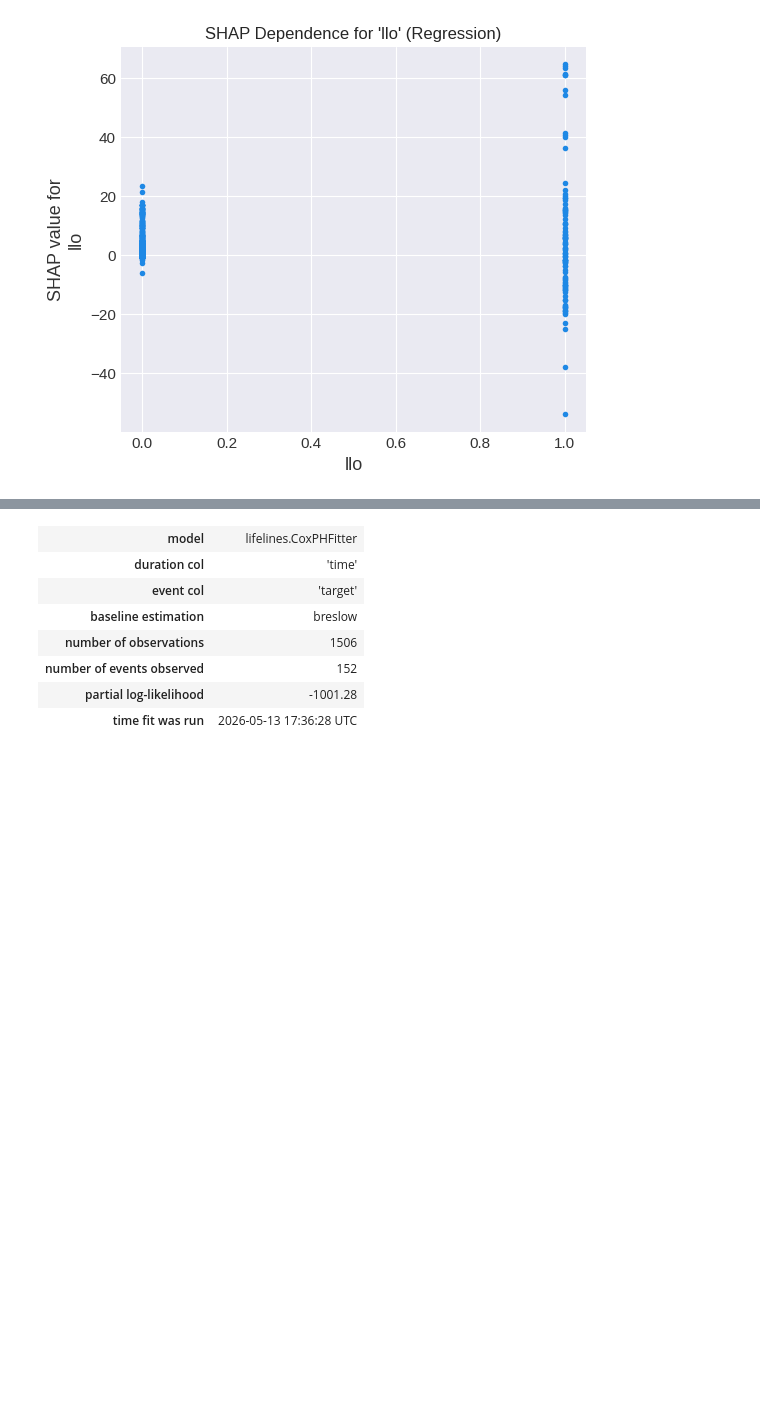
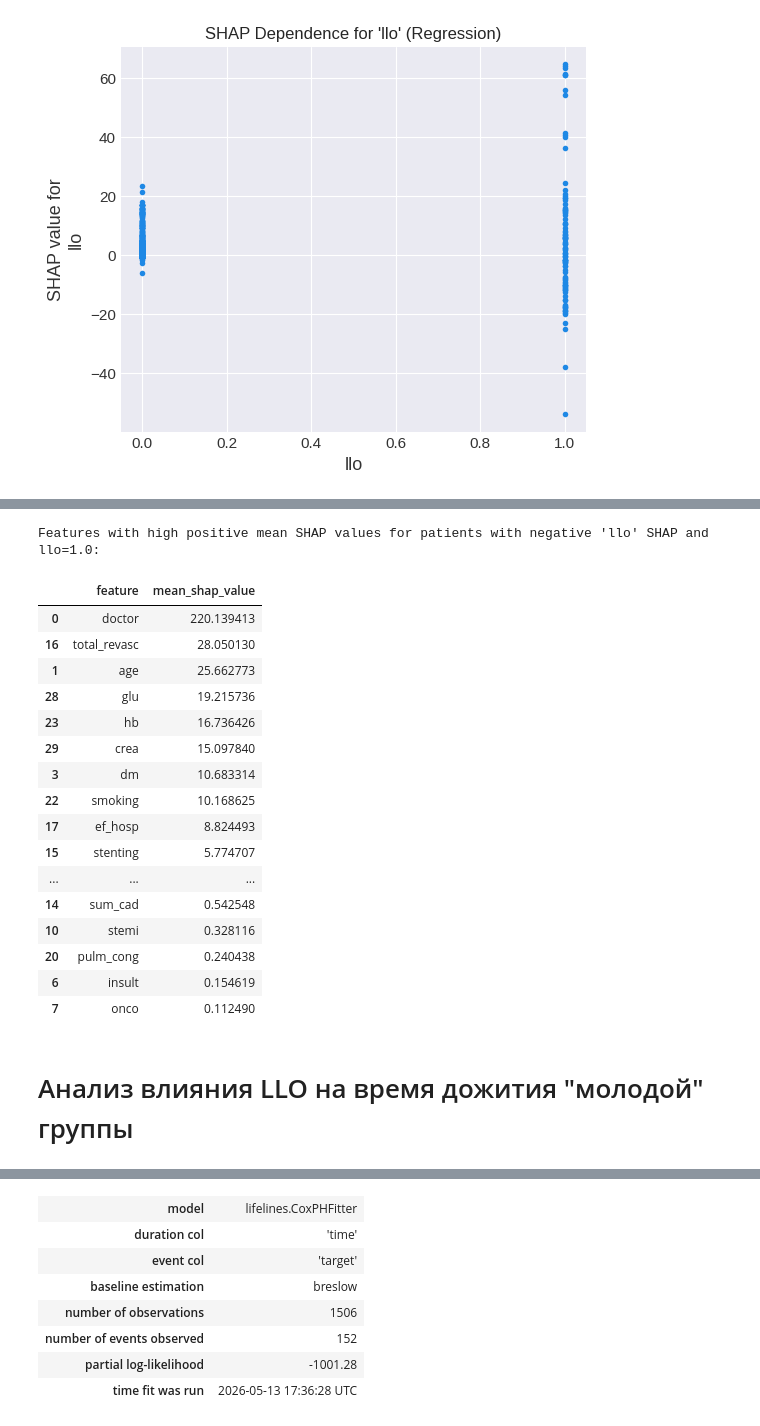
Before and after one commit to D2718281828nis/BioMedAI-Heart-Desease-LifeTime-Forecast, a Jupyter notebook: Analyse_LLO_feature_importance.ipynb, the cells around one changed output, grey strips where cells are left out. Saved outputs shown, nothing was run; the diff lists cells and outputs as text; code cells hidden in the pictures; blank space fills up the shorter version.

```diff
--- a/Analyse_LLO_feature_importance.ipynb
+++ b/Analyse_LLO_feature_importance.ipynb
@@ -598,0 +670,42 @@ SHAP Interaction Plot for 'llo' and 'age':
+# %%
+# Get SHAP values for the target patients across all features
+target_patients_all_shap = shap_values[target_patients_mask, :]
+
+# Calculate the mean SHAP value for each feature for these patients
+mean_shap_per_feature = np.mean(target_patients_all_shap, axis=0)
+
+# Create a DataFrame for better readability
+mean_shap_df = pd.DataFrame({
+    'feature': X_test.columns,
+    'mean_shap_value': mean_shap_per_feature
+})
+
+# Filter for features with high positive mean SHAP values (excluding 'llo' itself)
+high_positive_shap_features = mean_shap_df[
+    (mean_shap_df['mean_shap_value'] > 0) &
+    (mean_shap_df['feature'] != 'llo')
+].sort_values(by='mean_shap_value', ascending=False)
+
+print("\nFeatures with high positive mean SHAP values for patients with negative 'llo' SHAP and llo=1.0:")
+display(high_positive_shap_features)
+# %% [output]
+Features with high positive mean SHAP values for patients with negative 'llo' SHAP and llo=1.0:
+|  | feature | mean_shap_value |
+| 0 | doctor | 220.139413 |
+| 16 | total_revasc | 28.050130 |
+| 1 | age | 25.662773 |
+| 28 | glu | 19.215736 |
+| 23 | hb | 16.736426 |
+| 29 | crea | 15.097840 |
+| 3 | dm | 10.683314 |
+| 22 | smoking | 10.168625 |
+| 17 | ef_hosp | 8.824493 |
+| 15 | stenting | 5.774707 |
+| ... | ... | ... |
+| 14 | sum_cad | 0.542548 |
+| 10 | stemi | 0.328116 |
+| 20 | pulm_cong | 0.240438 |
+| 6 | insult | 0.154619 |
+| 7 | onco | 0.112490 |
+# %% [markdown]
+# Анализ влияния LLO на время дожития "молодой" группы
```
Also changed, not shown: parts of 13 cells of this notebook.
